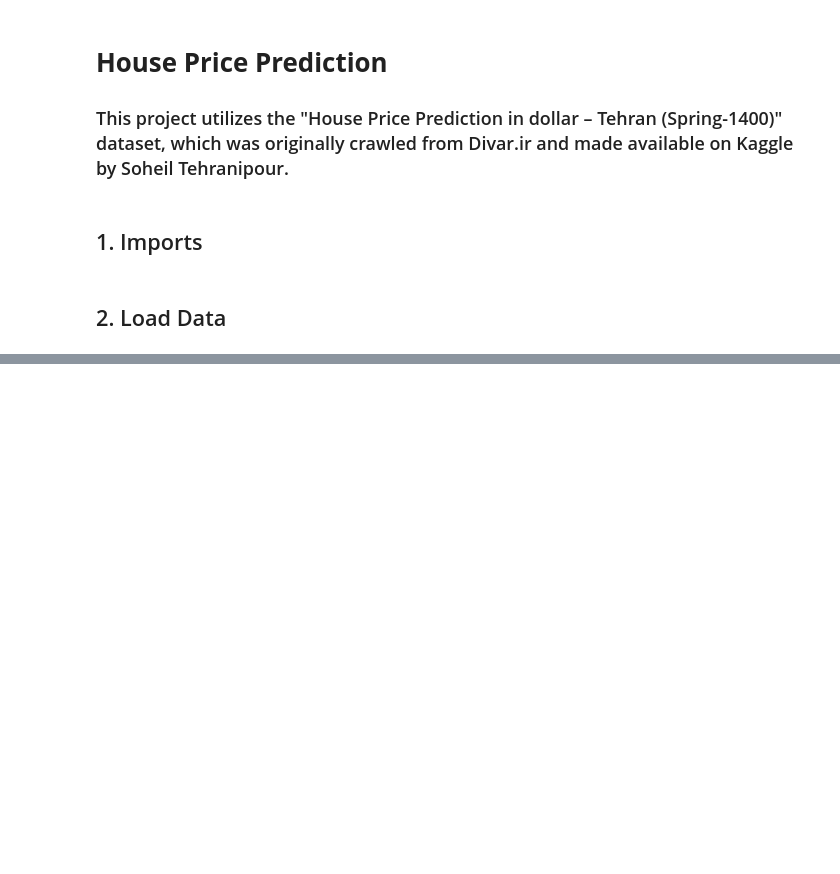
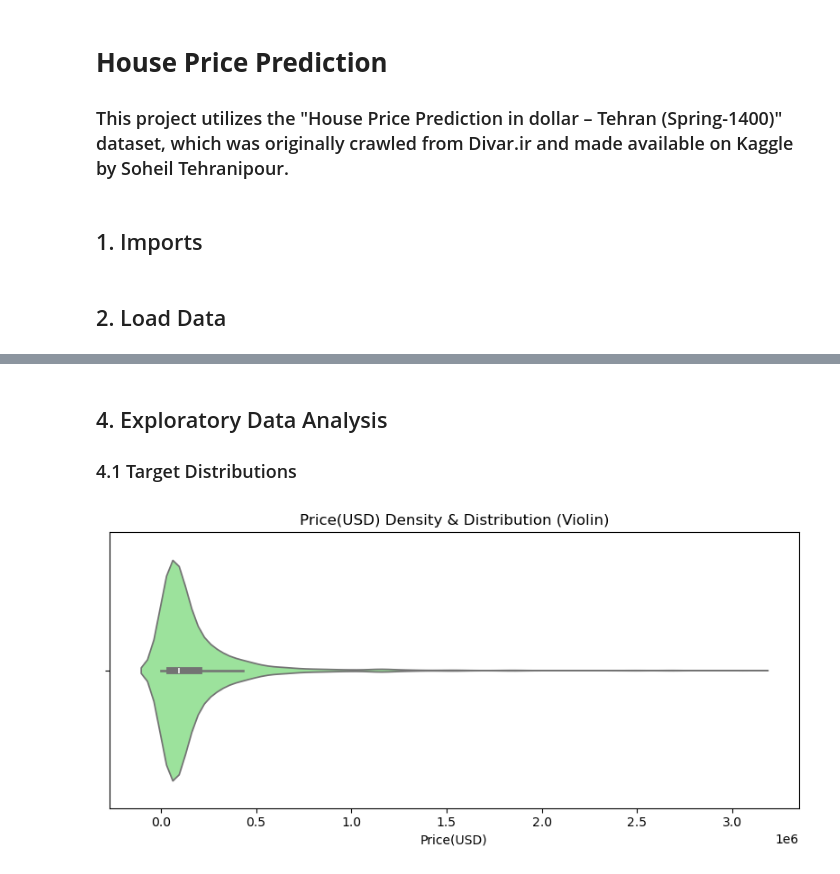
Before and after one commit to Reza-Zng/House-Price-Prediction, a Jupyter notebook: House_Price_Predict/src/model.ipynb, the cells around one changed output, grey strips where cells are left out. Cells and saved outputs as stored; diff of their text form; code cells hidden in the pictures; blank space fills up the shorter version.

```diff
--- a/House_Price_Predict/src/model.ipynb
+++ b/House_Price_Predict/src/model.ipynb
@@ -27,3 +26,7 @@ import warnings
 warnings.filterwarnings('ignore')
 # %% [markdown]
 ## 2. Load Data
+# %%
+df = pd.read_csv('../tehranhouses.csv')
+print(f"Shape: {df.shape}")
+df.head()
@@ -29,0 +41,4 @@ warnings.filterwarnings('ignore')
+# %%
+# Drop Toman Price
+if 'price' in df.columns:
+    df = df.drop(columns=['price'])
@@ -29,0 +81,9 @@ warnings.filterwarnings('ignore')
+# %%
+# Area stored as string
+df['Area'] = pd.to_numeric(df['Area'].str.replace(',', ''), errors='coerce')
+
+# Boolean amenity columns change to int(0/1)
+bool_cols = ['Parking', 'Warehouse', 'Elevator']
+df[bool_cols] = df[bool_cols].astype(int)
+
+df.dtypes
@@ -29,0 +101,6 @@ warnings.filterwarnings('ignore')
+# %%
+print(f"Missing values before drop:\n{df.isnull().sum()}\n")
+df.dropna(inplace=True)
+df.reset_index(drop=True, inplace=True)
+
+print(f"Shape after drop: {df.shape}")
@@ -29,0 +119,13 @@ warnings.filterwarnings('ignore')
+# %% [markdown]
+## 4. Exploratory Data Analysis
+
+### 4.1 Target Distributions
+# %%
+plt.figure(figsize=(8, 4))
+sns.violinplot(data=df, x='Price(USD)', color='lightgreen')
+
+plt.title('Price(USD) Density & Distribution (Violin)')
+plt.tight_layout()
+plt.show()
+# %% [output]
+[figure, added]
```
Also changed, not shown: parts of 49 cells of this notebook, 5 other files.
